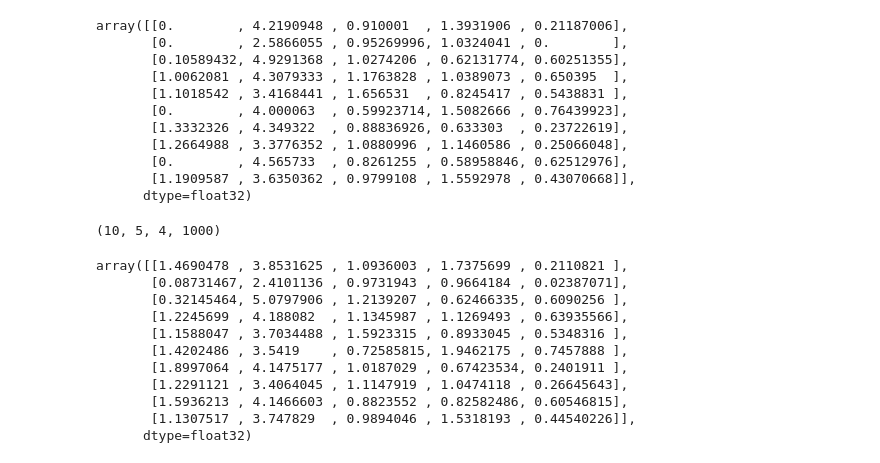
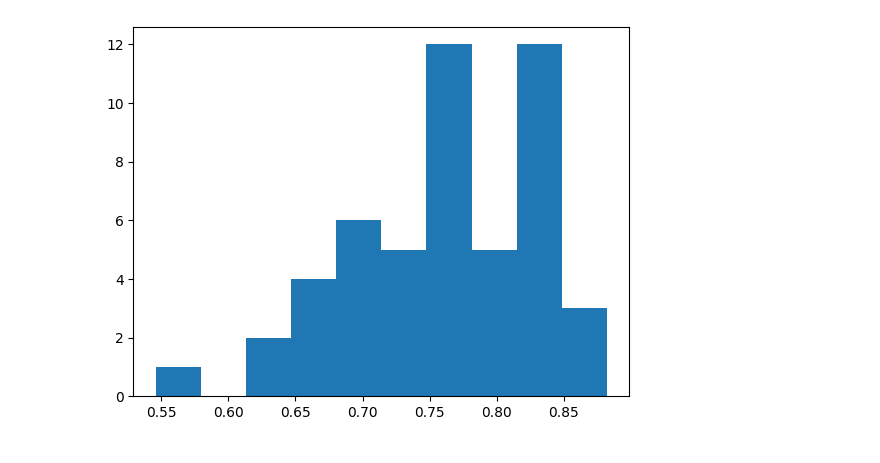
Before and after one commit to maltelueken/neural-race-model-estimation, a Jupyter notebook: notebooks/analyze_parameter_recovery.ipynb, the cells around one changed output. Saved outputs shown, nothing was run; the diff lists cells and outputs as text; code cells hidden in the pictures.

```diff
--- a/notebooks/analyze_parameter_recovery.ipynb
+++ b/notebooks/analyze_parameter_recovery.ipynb
@@ -21,32 +45,4 @@ prior_samples = results["true_params"]
 # %%
-posterior_samples.mean(axis=1)
+plt.hist(data[..., 1].mean(axis=1));
 # %% [output]
-array([[0.        , 4.2190948 , 0.910001  , 1.3931906 , 0.21187006],
-       [0.        , 2.5866055 , 0.95269996, 1.0324041 , 0.        ],
-       [0.10589432, 4.9291368 , 1.0274206 , 0.62131774, 0.60251355],
-       [1.0062081 , 4.3079333 , 1.1763828 , 1.0389073 , 0.650395  ],
-       [1.1018542 , 3.4168441 , 1.656531  , 0.8245417 , 0.5438831 ],
-       [0.        , 4.000063  , 0.59923714, 1.5082666 , 0.76439923],
-       [1.3332326 , 4.349322  , 0.88836926, 0.633303  , 0.23722619],
-       [1.2664988 , 3.3776352 , 1.0880996 , 1.1460586 , 0.25066048],
-       [0.        , 4.565733  , 0.8261255 , 0.58958846, 0.62512976],
-       [1.1909587 , 3.6350362 , 0.9799108 , 1.5592978 , 0.43070668]],
-      dtype=float32)
+[figure, added]
-# %%
-posterior_samples_chains.shape
-# %% [output]
-(10, 5, 4, 1000)
-# %%
-prior_samples
-# %% [output]
-array([[1.4690478 , 3.8531625 , 1.0936003 , 1.7375699 , 0.2110821 ],
-       [0.08731467, 2.4101136 , 0.9731943 , 0.9664184 , 0.02387071],
-       [0.32145464, 5.0797906 , 1.2139207 , 0.62466335, 0.6090256 ],
-       [1.2245699 , 4.188082  , 1.1345987 , 1.1269493 , 0.63935566],
-       [1.1588047 , 3.7034488 , 1.5923315 , 0.8933045 , 0.5348316 ],
-       [1.4202486 , 3.5419    , 0.72585815, 1.9462175 , 0.7457888 ],
-       [1.8997064 , 4.1475177 , 1.0187029 , 0.67423534, 0.2401911 ],
-       [1.2291121 , 3.4064045 , 1.1147919 , 1.0474118 , 0.26645643],
-       [1.5936213 , 4.1466603 , 0.8823552 , 0.82582486, 0.60546815],
-       [1.1307517 , 3.747829  , 0.9894046 , 1.5318193 , 0.44540226]],
-      dtype=float32)
```
Also changed, not shown: parts of 28 cells of this notebook, 8 other files.
